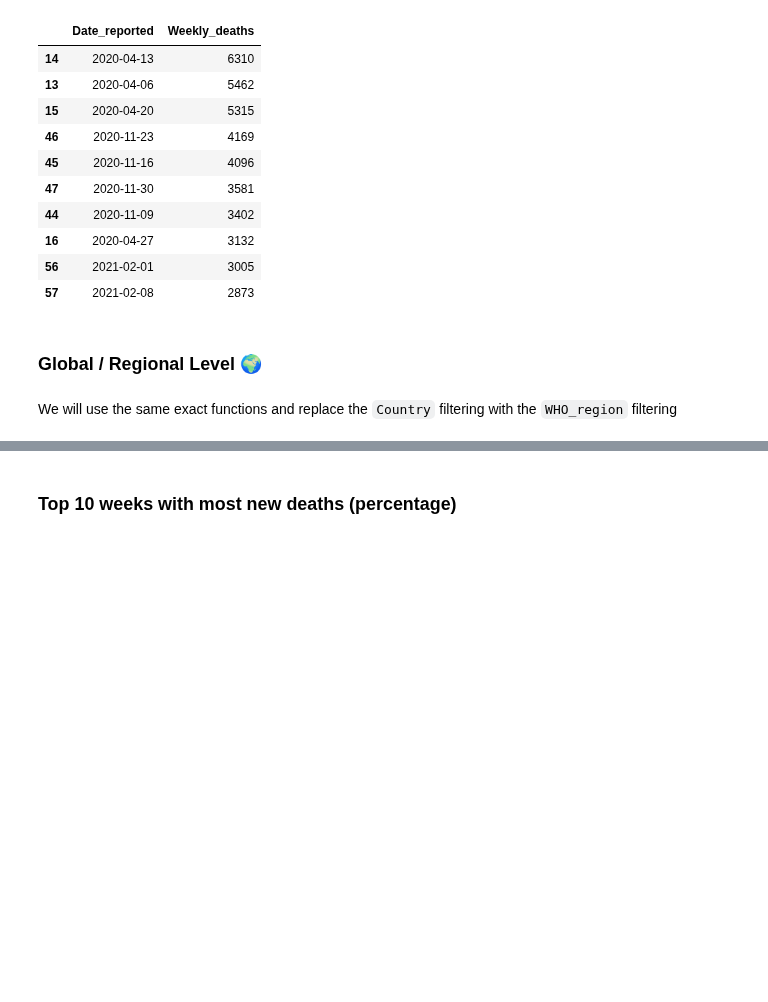
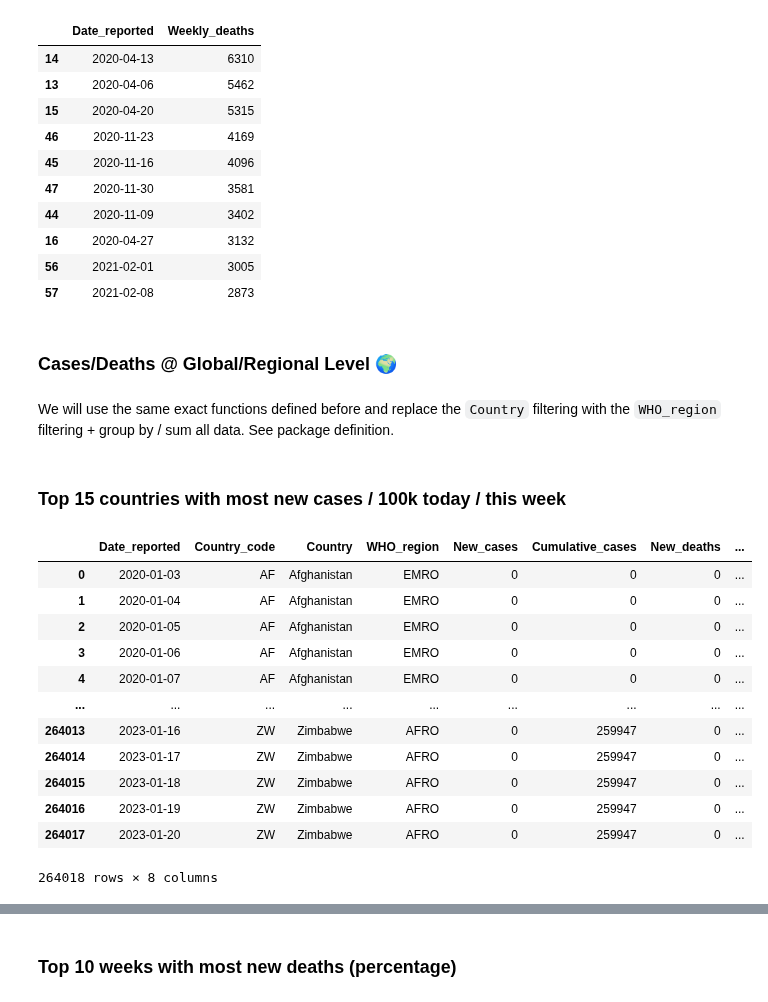
Before and after one commit to AmElmo/Covid_tracking_dashboard, a Jupyter notebook: data_collection.ipynb, the cells around one changed output, grey strips where cells are left out. Saved outputs shown, nothing was run; the diff lists cells and outputs as text; code cells hidden in the pictures; blank space fills up the shorter version.

Commit message:
packages definition

```diff
--- a/data_collection.ipynb
+++ b/data_collection.ipynb
@@ -630,6 +634,6 @@ top_10_weeks_deaths(data,"France")
 | 56 | 2021-02-01 | 3005 |
 | 57 | 2021-02-08 | 2873 |
 # %% [markdown]
-### Global / Regional Level 🌍
+### Cases/Deaths @ Global/Regional Level 🌍
 # %% [markdown]
-We will use the same exact functions and replace the `Country` filtering with the `WHO_region` filtering
+We will use the same exact functions defined before and replace the `Country` filtering with the `WHO_region` filtering + group by / sum all data. See package definition.
@@ -635,0 +642,18 @@ We will use the same exact functions and replace the `Country` filtering with th
+# %% [markdown]
+### Top 15 countries with most new cases / 100k today / this week
+# %%
+data
+# %% [output]
+|  | Date_reported | Country_code | Country | WHO_region | New_cases | Cumulative_cases | New_deaths | ... |
+| 0 | 2020-01-03 | AF | Afghanistan | EMRO | 0 | 0 | 0 | ... |
+| 1 | 2020-01-04 | AF | Afghanistan | EMRO | 0 | 0 | 0 | ... |
+| 2 | 2020-01-05 | AF | Afghanistan | EMRO | 0 | 0 | 0 | ... |
+| 3 | 2020-01-06 | AF | Afghanistan | EMRO | 0 | 0 | 0 | ... |
+| 4 | 2020-01-07 | AF | Afghanistan | EMRO | 0 | 0 | 0 | ... |
+| ... | ... | ... | ... | ... | ... | ... | ... | ... |
+| 264013 | 2023-01-16 | ZW | Zimbabwe | AFRO | 0 | 259947 | 0 | ... |
+| 264014 | 2023-01-17 | ZW | Zimbabwe | AFRO | 0 | 259947 | 0 | ... |
+| 264015 | 2023-01-18 | ZW | Zimbabwe | AFRO | 0 | 259947 | 0 | ... |
+| 264016 | 2023-01-19 | ZW | Zimbabwe | AFRO | 0 | 259947 | 0 | ... |
+| 264017 | 2023-01-20 | ZW | Zimbabwe | AFRO | 0 | 259947 | 0 | ... |
+264018 rows × 8 columns
```
Also changed, not shown: parts of 10 cells of this notebook.
